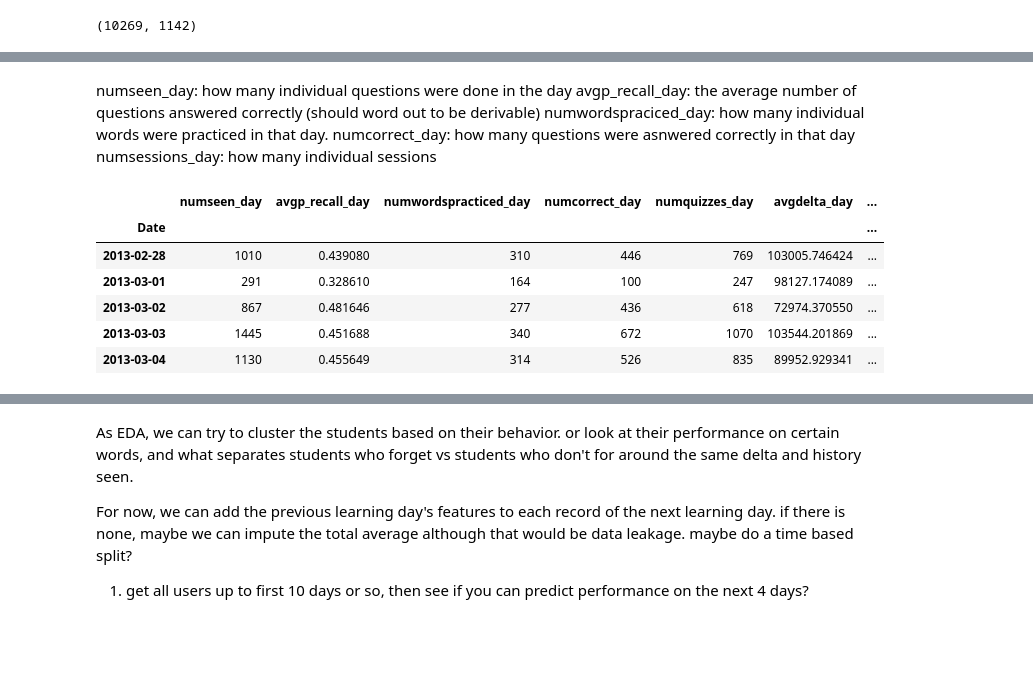
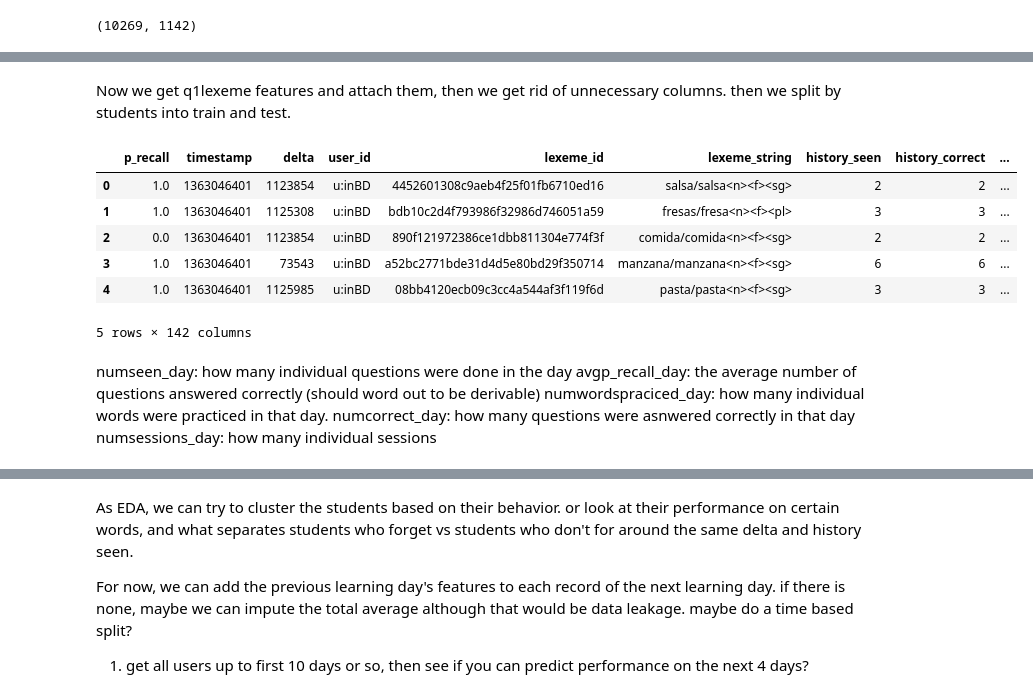
Before and after one commit to rts1988/Duolingo_spaced_repetition, a Jupyter notebook: Duolingo_studentfeatures.ipynb, the cells around one changed output, grey strips where cells are left out. Saved outputs shown, nothing was run; the diff lists cells and outputs as text; code cells hidden in the pictures; blank space fills up the shorter version.

```diff
--- a/Duolingo_studentfeatures.ipynb
+++ b/Duolingo_studentfeatures.ipynb
@@ -485,0 +420,2 @@ NameError: ignored
+# %%
+lastdayq2 = datadfq2.loc[(datadfq2['Date']==datetime.strptime('12032013', "%d%m%Y").date()),:]
@@ -486,3 +432,15 @@ NameError: ignored
+# %% [markdown]
+Now we get q1lexeme features and attach them, then we get rid of unnecessary columns. then we split by students into train and test.
+# %%
+lastdayq2
+# %% [output]
+|  | p_recall | timestamp | delta | user_id | lexeme_id | lexeme_string | history_seen | history_correct | ... |
+| 0 | 1.0 | 1363046401 | 1123854 | u:inBD | 4452601308c9aeb4f25f01fb6710ed16 | salsa/salsa<n><f><sg> | 2 | 2 | ... |
+| 1 | 1.0 | 1363046401 | 1125308 | u:inBD | bdb10c2d4f793986f32986d746051a59 | fresas/fresa<n><f><pl> | 3 | 3 | ... |
+| 2 | 0.0 | 1363046401 | 1123854 | u:inBD | 890f121972386ce1dbb811304e774f3f | comida/comida<n><f><sg> | 2 | 2 | ... |
+| 3 | 1.0 | 1363046401 | 73543 | u:inBD | a52bc2771bde31d4d5e80bd29f350714 | manzana/manzana<n><f><sg> | 6 | 6 | ... |
+| 4 | 1.0 | 1363046401 | 1125985 | u:inBD | 08bb4120ecb09c3cc4a544af3f119f6d | pasta/pasta<n><f><sg> | 3 | 3 | ... |
+5 rows × 142 columns
 # %% [markdown]
 numseen_day: how many individual questions were done in the day
 avgp_recall_day: the average number of questions answered correctly (should word out to be derivable)
@@ -497,10 +449,0 @@ user1day['duration'] = user1day['maxtimestamp'] - user1day['mintimestamp']
-# %%
-user1day.head()
-# %% [output]
-|  | numseen_day | avgp_recall_day | numwordspracticed_day | numcorrect_day | numquizzes_day | avgdelta_day | ... |
-| Date |  |  |  |  |  |  | ... |
-| 2013-02-28 | 1010 | 0.439080 | 310 | 446 | 769 | 103005.746424 | ... |
-| 2013-03-01 | 291 | 0.328610 | 164 | 100 | 247 | 98127.174089 | ... |
-| 2013-03-02 | 867 | 0.481646 | 277 | 436 | 618 | 72974.370550 | ... |
-| 2013-03-03 | 1445 | 0.451688 | 340 | 672 | 1070 | 103544.201869 | ... |
-| 2013-03-04 | 1130 | 0.455649 | 314 | 526 | 835 | 89952.929341 | ... |
```
Also changed, not shown: parts of 39 cells of this notebook.
